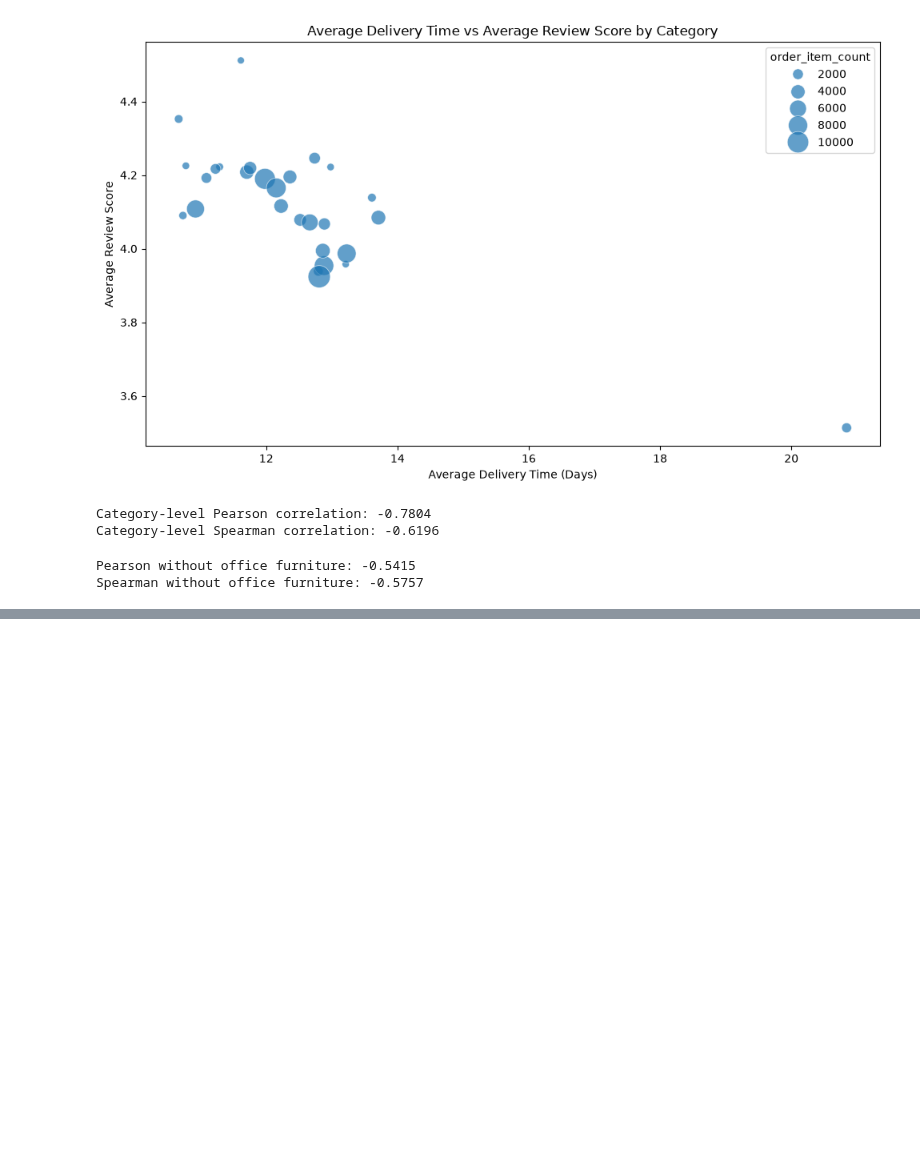
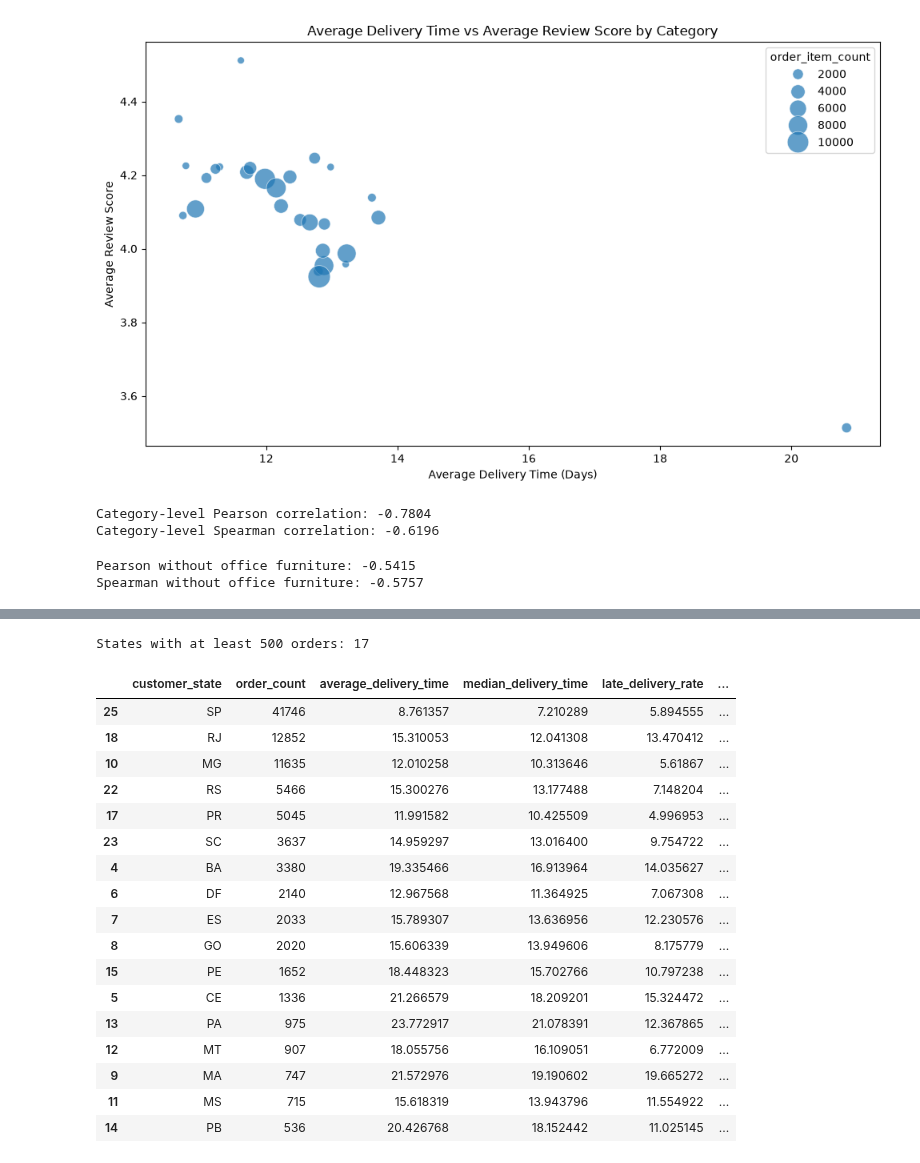
Before and after one commit to kartikeysharma2645/Real-World-Dataset-Analysis, a Jupyter notebook: notebook/real_world_dataset_analysis.ipynb, the cells around one changed output, grey strips where cells are left out. Drawn from its saved outputs; the diff is of its cells as text; code cells hidden in the pictures; blank space fills up the shorter version.

```diff
--- a/notebook/real_world_dataset_analysis.ipynb
+++ b/notebook/real_world_dataset_analysis.ipynb
@@ -1701,0 +1748,25 @@ Spearman without office furniture: -0.5757
+# %%
+# Calculate regional delivery performance metrics
+regional_summary = (
+    orders_with_region
+    .groupby("customer_state")
+    .agg(
+        order_count=("order_id", "nunique"),
+        average_delivery_time=("delivery_time_days", "mean"),
+        median_delivery_time=("delivery_time_days", "median"),
+        late_delivery_rate=("is_late", "mean"),
+        average_review_score=("average_review_score", "mean")
+    )
+    .reset_index()
+)
+
+regional_summary["late_delivery_rate"] = (
+    regional_summary["late_delivery_rate"] * 100
+)
+
+display(
+    regional_summary.sort_values(
+        "order_count",
+        ascending=False
+    )
+)
@@ -1701,0 +1791,38 @@ Spearman without office furniture: -0.5757
+# %%
+# Filter states with at least 500 orders and sort by order count
+regional_summary_filtered = (
+    regional_summary[
+        regional_summary["order_count"] >= 500
+    ]
+    .sort_values(
+        "order_count",
+        ascending=False
+    )
+)
+
+print(
+    "States with at least 500 orders:",
+    len(regional_summary_filtered)
+)
+
+display(regional_summary_filtered)
+# %% [output]
+States with at least 500 orders: 17
+|  | customer_state | order_count | average_delivery_time | median_delivery_time | late_delivery_rate | ... |
+| 25 | SP | 41746 | 8.761357 | 7.210289 | 5.894555 | ... |
+| 18 | RJ | 12852 | 15.310053 | 12.041308 | 13.470412 | ... |
+| 10 | MG | 11635 | 12.010258 | 10.313646 | 5.61867 | ... |
+| 22 | RS | 5466 | 15.300276 | 13.177488 | 7.148204 | ... |
+| 17 | PR | 5045 | 11.991582 | 10.425509 | 4.996953 | ... |
+| 23 | SC | 3637 | 14.959297 | 13.016400 | 9.754722 | ... |
+| 4 | BA | 3380 | 19.335466 | 16.913964 | 14.035627 | ... |
+| 6 | DF | 2140 | 12.967568 | 11.364925 | 7.067308 | ... |
+| 7 | ES | 2033 | 15.789307 | 13.636956 | 12.230576 | ... |
+| 8 | GO | 2020 | 15.606339 | 13.949606 | 8.175779 | ... |
+| 15 | PE | 1652 | 18.448323 | 15.702766 | 10.797238 | ... |
+| 5 | CE | 1336 | 21.266579 | 18.209201 | 15.324472 | ... |
+| 13 | PA | 975 | 23.772917 | 21.078391 | 12.367865 | ... |
+| 12 | MT | 907 | 18.055756 | 16.109051 | 6.772009 | ... |
+| 9 | MA | 747 | 21.572976 | 19.190602 | 19.665272 | ... |
+| 11 | MS | 715 | 15.618319 | 13.943796 | 11.554922 | ... |
+| 14 | PB | 536 | 20.426768 | 18.152442 | 11.025145 | ... |
```
Also changed, not shown: parts of 10 cells of this notebook.
